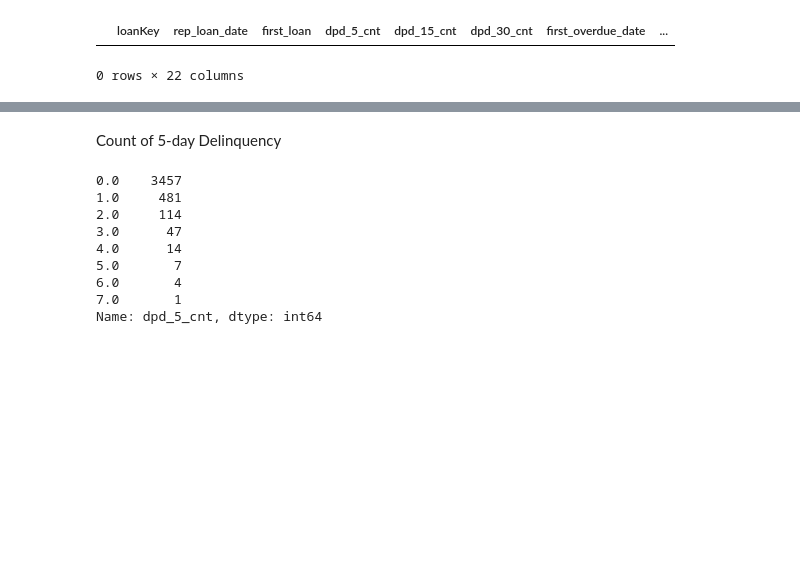
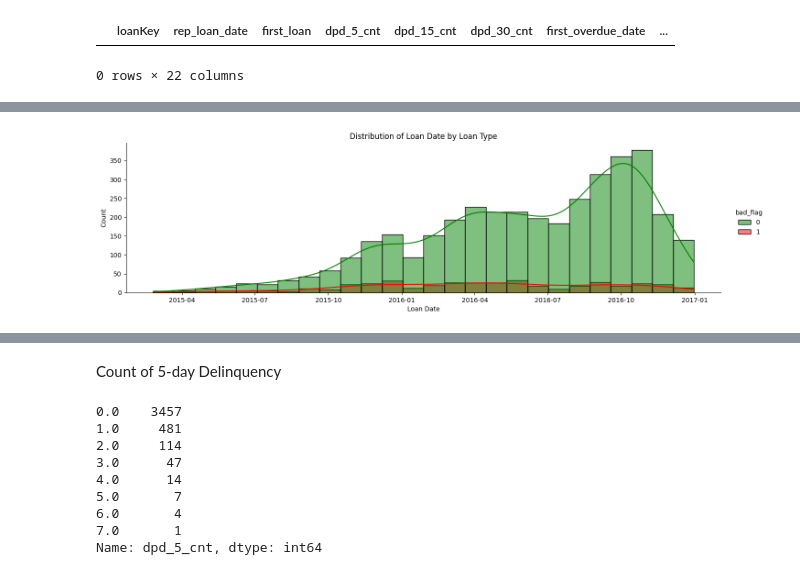
Before and after one commit to brdeleon/flagging_loans_shapley_values, a Jupyter notebook: flagging_loans.ipynb, the cells around one changed output, grey strips where cells are left out. Drawn from its saved outputs; the diff is of its cells as text; code cells hidden in the pictures; blank space fills up the shorter version.

```diff
--- a/flagging_loans.ipynb
+++ b/flagging_loans.ipynb
@@ -1016,0 +1034,13 @@ df = df[df['rep_loan_date'].dt.year != 2017]
+# %%
+# Visually inspecting count distribution of feature by loan type
+sns.displot(data=df,
+            x='rep_loan_date',
+            hue='bad_flag',
+            # specifiying colors for each class
+            palette=['green', 'red'],
+            kde=True,
+            fill=True,
+            height=4,
+            aspect=3.5).set(title='Distribution of Loan Date by Loan Type').set(xlabel='Loan Date');
+# %% [output]
+[figure, added]
```
Also changed, not shown: parts of 41 cells of this notebook.
